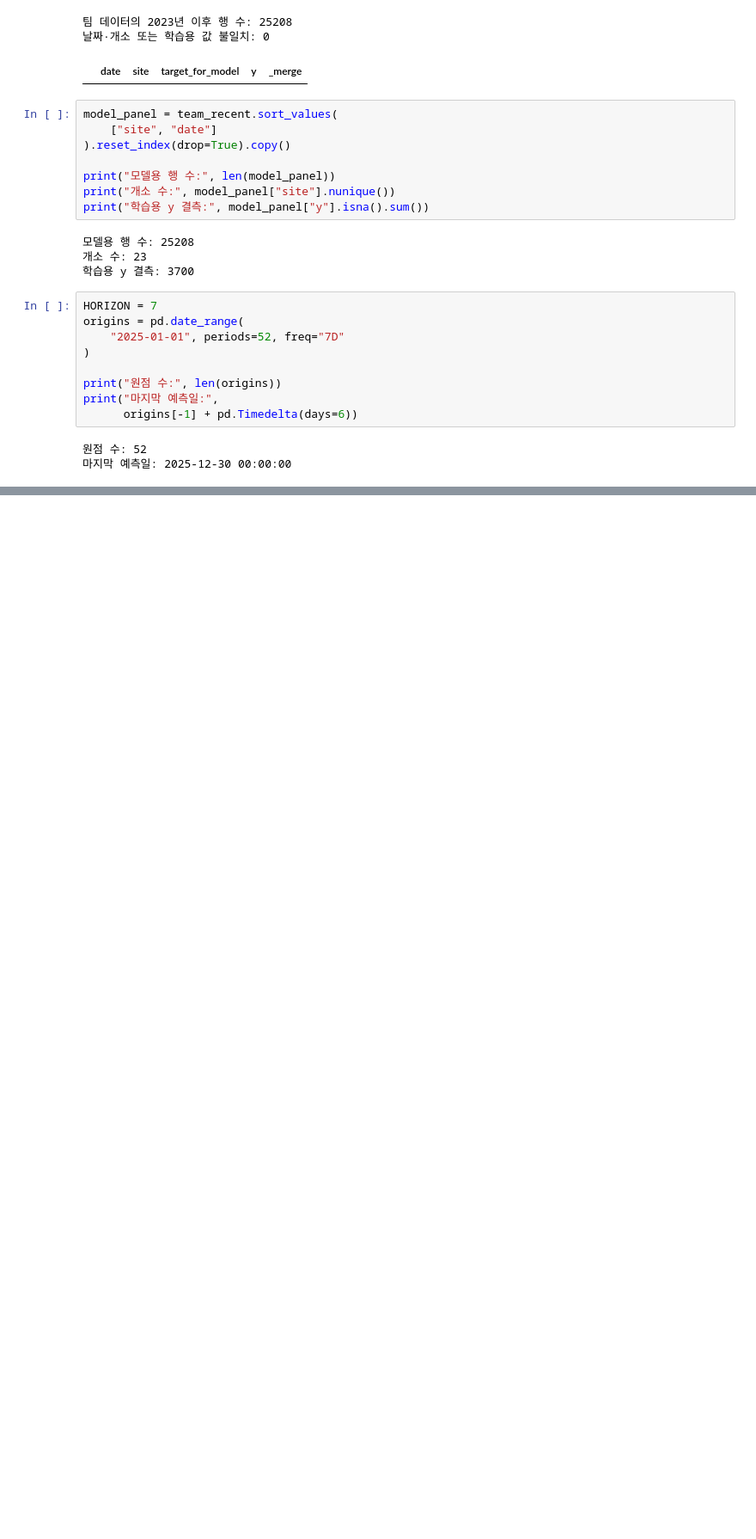
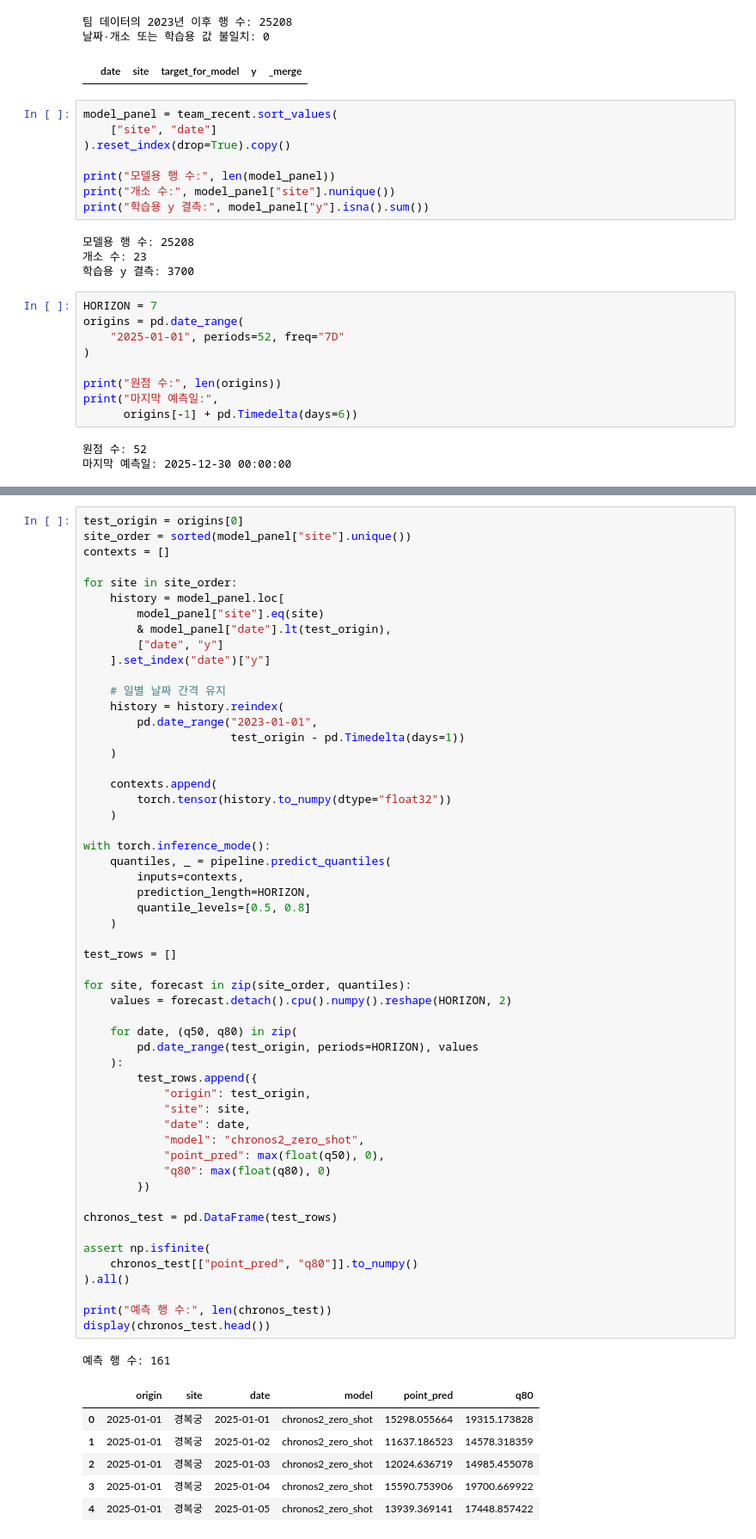
Before and after one commit to ysy3046/ai-data-bootcamp, a Jupyter notebook: project_3_data_모형_검증.ipynb, the cells around one changed output, grey strips where cells are left out. Shown at 86% size. Saved outputs shown, nothing was run; the diff lists cells and outputs as text; blank space fills up the shorter version.

```diff
--- a/project_3_data_모형_검증.ipynb
+++ b/project_3_data_모형_검증.ipynb
@@ -1119,0 +1237,62 @@ print("마지막 예측일:",
+# %%
+test_origin = origins[0]
+site_order = sorted(model_panel["site"].unique())
+contexts = []
+
+for site in site_order:
+    history = model_panel.loc[
+        model_panel["site"].eq(site)
+        & model_panel["date"].lt(test_origin),
+        ["date", "y"]
+    ].set_index("date")["y"]
+
+    # 일별 날짜 간격 유지
+    history = history.reindex(
+        pd.date_range("2023-01-01",
+                      test_origin - pd.Timedelta(days=1))
+    )
+
+    contexts.append(
+        torch.tensor(history.to_numpy(dtype="float32"))
+    )
+
+with torch.inference_mode():
+    quantiles, _ = pipeline.predict_quantiles(
+        inputs=contexts,
+        prediction_length=HORIZON,
+        quantile_levels=[0.5, 0.8]
+    )
+
+test_rows = []
+
+for site, forecast in zip(site_order, quantiles):
+    values = forecast.detach().cpu().numpy().reshape(HORIZON, 2)
+
+    for date, (q50, q80) in zip(
+        pd.date_range(test_origin, periods=HORIZON), values
+    ):
+        test_rows.append({
+            "origin": test_origin,
+            "site": site,
+            "date": date,
+            "model": "chronos2_zero_shot",
+            "point_pred": max(float(q50), 0),
+            "q80": max(float(q80), 0)
+        })
+
+chronos_test = pd.DataFrame(test_rows)
+
+assert np.isfinite(
+    chronos_test[["point_pred", "q80"]].to_numpy()
+).all()
+
+print("예측 행 수:", len(chronos_test))
+display(chronos_test.head())
+# %% [output]
+예측 행 수: 161
+|  | origin | site | date | model | point_pred | q80 |
+| 0 | 2025-01-01 | 경복궁 | 2025-01-01 | chronos2_zero_shot | 15298.055664 | 19315.173828 |
+| 1 | 2025-01-01 | 경복궁 | 2025-01-02 | chronos2_zero_shot | 11637.186523 | 14578.318359 |
+| 2 | 2025-01-01 | 경복궁 | 2025-01-03 | chronos2_zero_shot | 12024.636719 | 14985.455078 |
+| 3 | 2025-01-01 | 경복궁 | 2025-01-04 | chronos2_zero_shot | 15590.753906 | 19700.669922 |
+| 4 | 2025-01-01 | 경복궁 | 2025-01-05 | chronos2_zero_shot | 13939.369141 | 17448.857422 |
```
Also changed, not shown: parts of 20 cells of this notebook.
